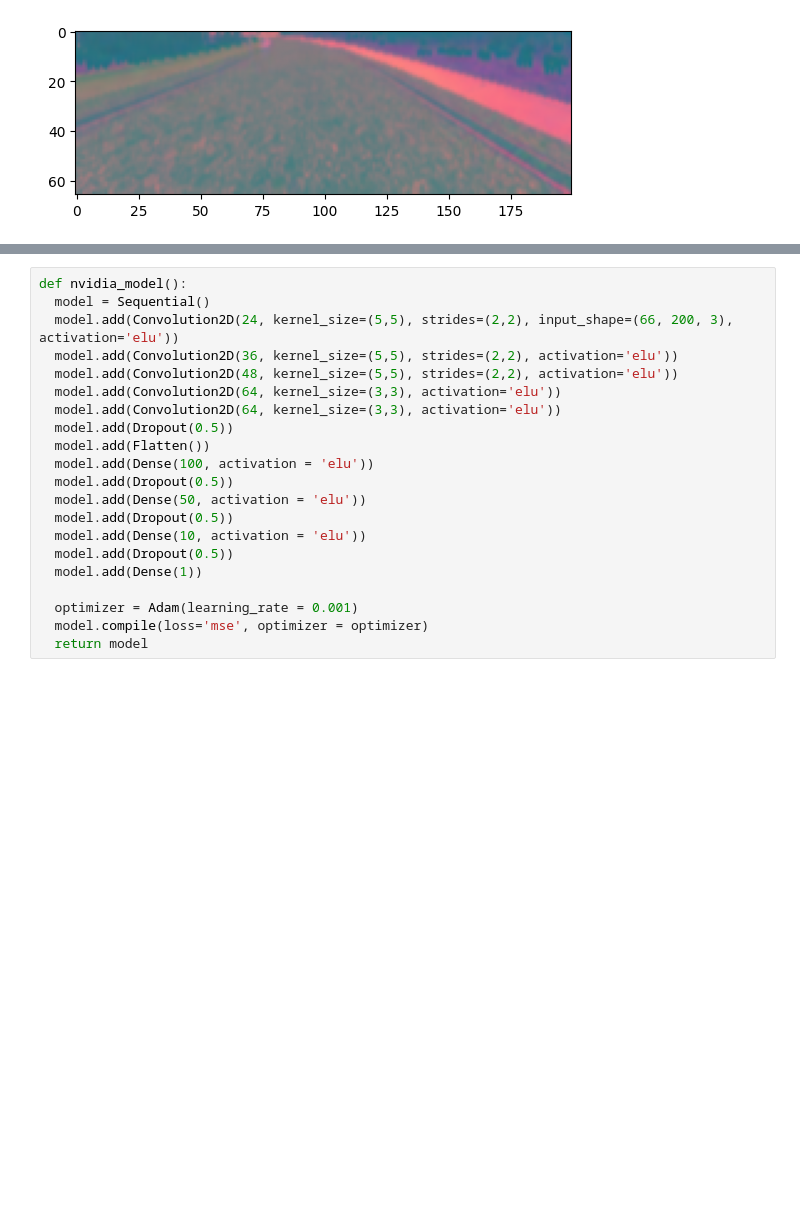
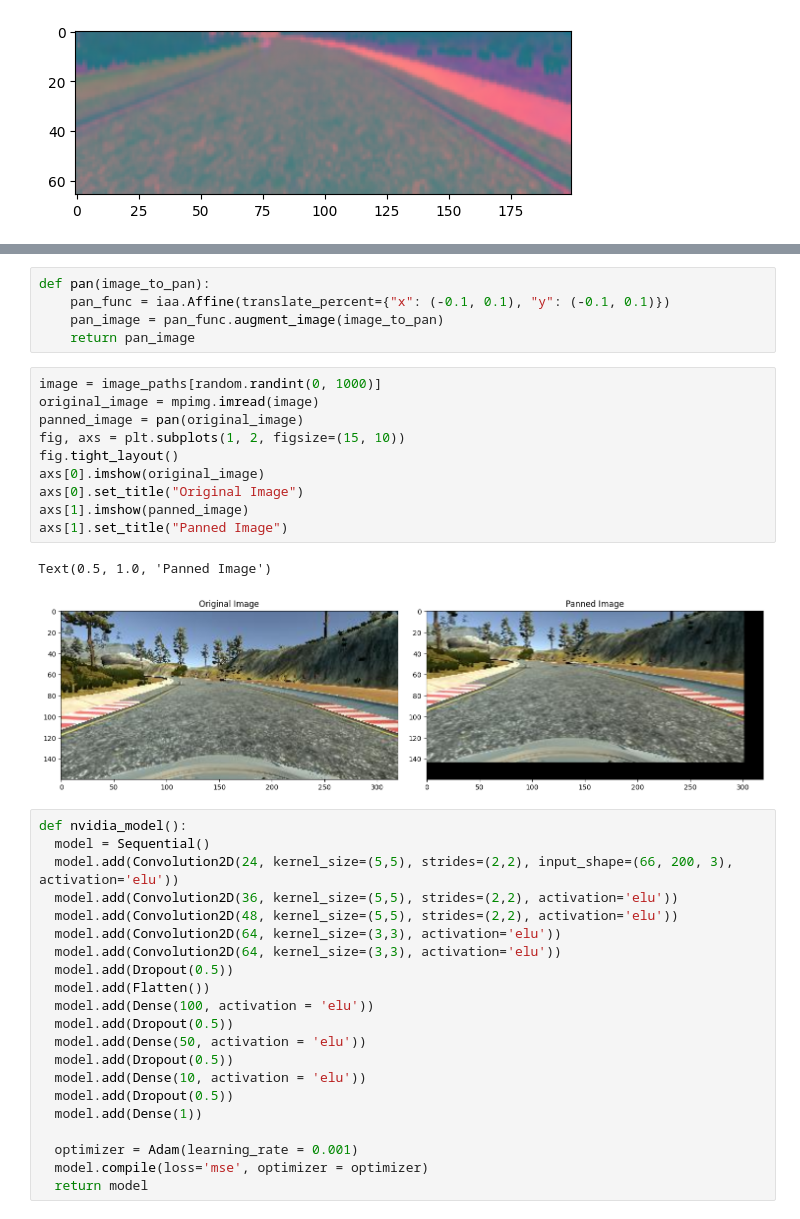
Before and after one commit to ChiaHouTan/ADS_2020_-ALT_ASS_Chia_Hou_Tan, a Jupyter notebook: D00223937_Smart_Tech_CA2.ipynb, the cells around one changed output, grey strips where cells are left out. Drawn from its saved outputs; the diff is of its cells as text; blank space fills up the shorter version.

```diff
--- a/D00223937_Smart_Tech_CA2.ipynb
+++ b/D00223937_Smart_Tech_CA2.ipynb
@@ -219,3 +246,21 @@ plt.imshow(X_train[random.randint(0, len(X_train)-1)])
+# %%
+def pan(image_to_pan):
+    pan_func = iaa.Affine(translate_percent={"x": (-0.1, 0.1), "y": (-0.1, 0.1)})
+    pan_image = pan_func.augment_image(image_to_pan)
+    return pan_image
+# %%
+image = image_paths[random.randint(0, 1000)]
+original_image = mpimg.imread(image)
+panned_image = pan(original_image)
+fig, axs = plt.subplots(1, 2, figsize=(15, 10))
+fig.tight_layout()
+axs[0].imshow(original_image)
+axs[0].set_title("Original Image")
+axs[1].imshow(panned_image)
+axs[1].set_title("Panned Image")
+# %% [output]
+Text(0.5, 1.0, 'Panned Image')
+[figure, added]
 # %%
 def nvidia_model():
   model = Sequential()
```
Also changed, not shown: parts of 5 cells of this notebook.
